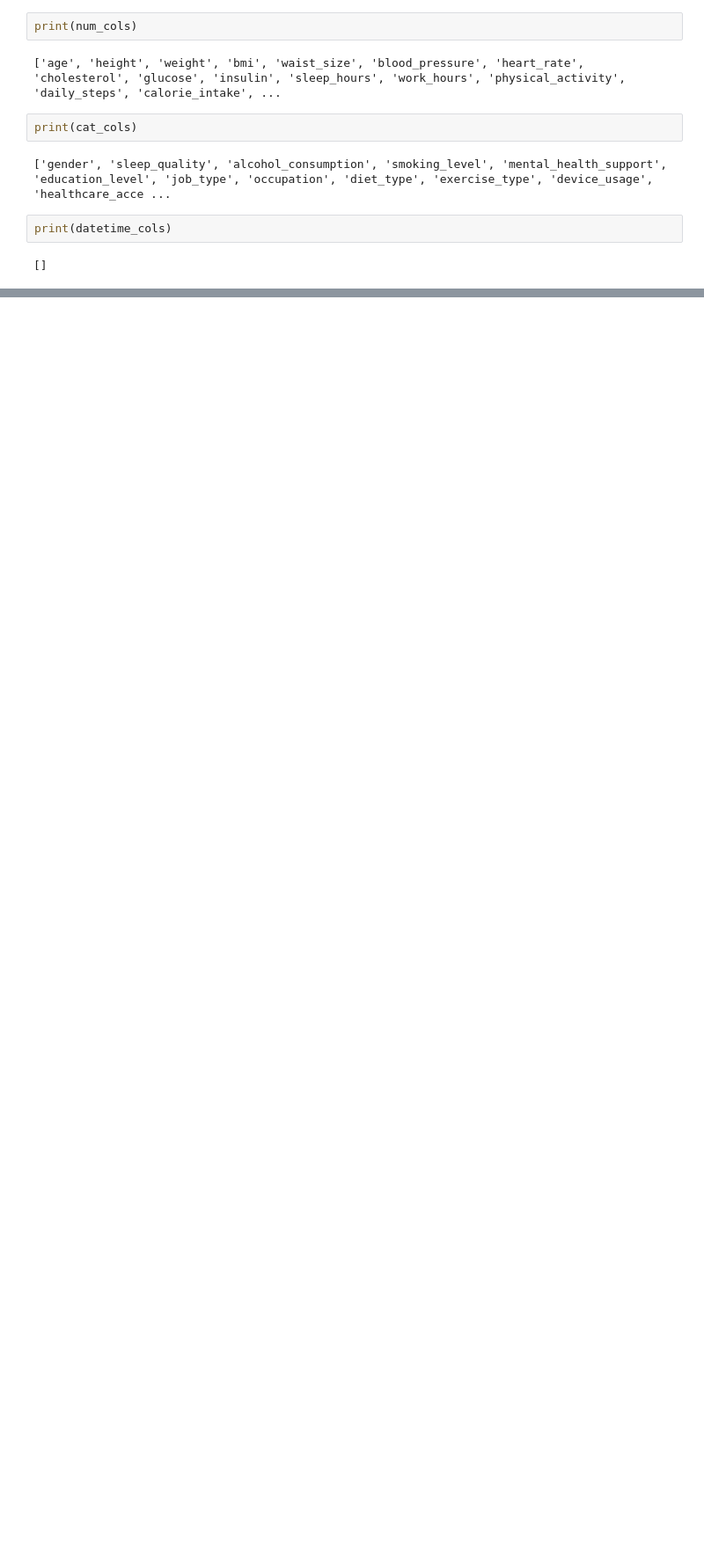
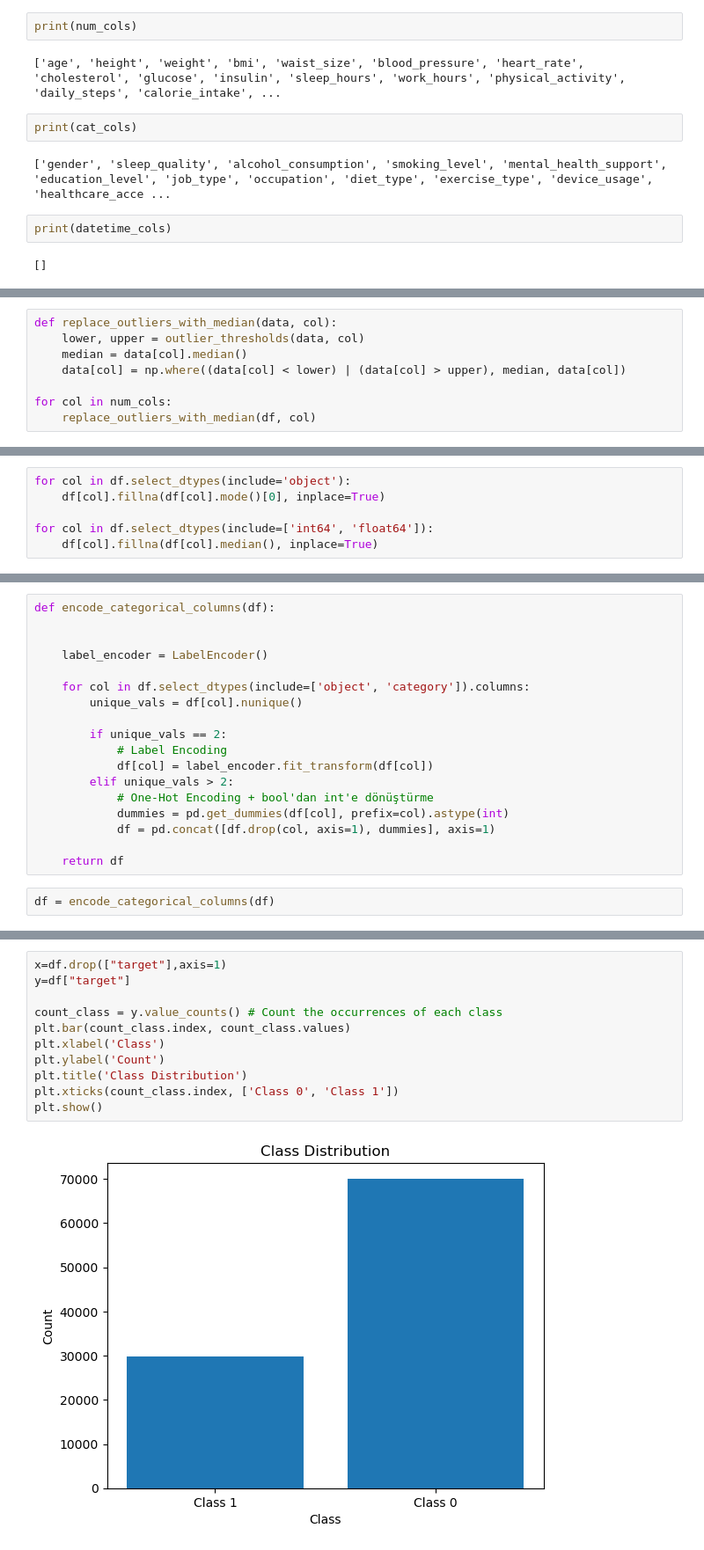
Before and after one commit to Tiyani-source/Disease_Risk_Prediction_from_Daily_Habits, a Jupyter notebook: training/Linal/training.ipynb, the cells around one changed output, grey strips where cells are left out. Shown: that part at 88% size. Drawn from its saved outputs; the diff is of its cells as text; blank space fills up the shorter version.

```diff
--- a/training/Linal/training.ipynb
+++ b/training/Linal/training.ipynb
@@ -152,0 +320,8 @@ print(datetime_cols)
+# %%
+def replace_outliers_with_median(data, col):
+    lower, upper = outlier_thresholds(data, col)
+    median = data[col].median()
+    data[col] = np.where((data[col] < lower) | (data[col] > upper), median, data[col])
+
+for col in num_cols:
+    replace_outliers_with_median(df, col)
@@ -152,0 +330,6 @@ print(datetime_cols)
+# %%
+for col in df.select_dtypes(include='object'):
+    df[col].fillna(df[col].mode()[0], inplace=True)
+
+for col in df.select_dtypes(include=['int64', 'float64']):
+    df[col].fillna(df[col].median(), inplace=True)
@@ -152,0 +371,20 @@ print(datetime_cols)
+# %%
+def encode_categorical_columns(df):
+
+
+    label_encoder = LabelEncoder()
+
+    for col in df.select_dtypes(include=['object', 'category']).columns:
+        unique_vals = df[col].nunique()
+
+        if unique_vals == 2:
+            # Label Encoding
+            df[col] = label_encoder.fit_transform(df[col])
+        elif unique_vals > 2:
+            # One-Hot Encoding + bool'dan int'e dönüştürme
+            dummies = pd.get_dummies(df[col], prefix=col).astype(int)
+            df = pd.concat([df.drop(col, axis=1), dummies], axis=1)
+
+    return df
+# %%
+df = encode_categorical_columns(df)
@@ -152,0 +411,13 @@ print(datetime_cols)
+# %%
+x=df.drop(["target"],axis=1)
+y=df["target"]
+
+count_class = y.value_counts() # Count the occurrences of each class
+plt.bar(count_class.index, count_class.values)
+plt.xlabel('Class')
+plt.ylabel('Count')
+plt.title('Class Distribution')
+plt.xticks(count_class.index, ['Class 0', 'Class 1'])
+plt.show()
+# %% [output]
+[figure, added]
```
Also changed, not shown: parts of 23 cells of this notebook.
